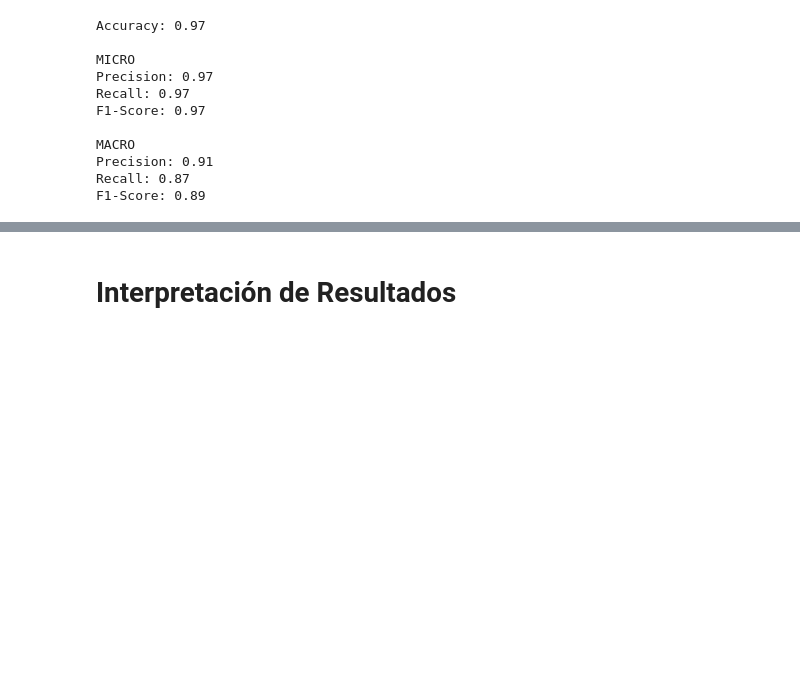
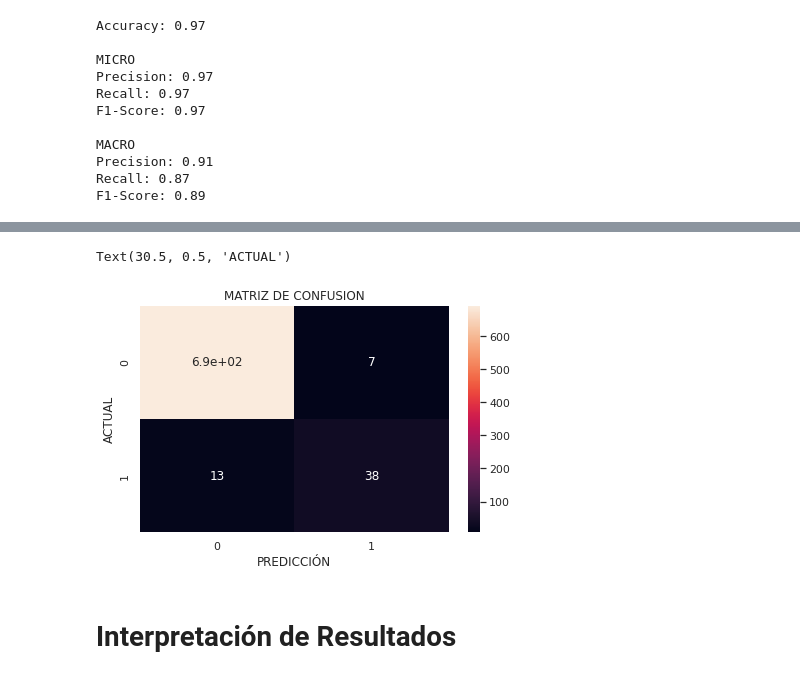
Before and after one commit to JosselynChila/PruebaMineria, a Jupyter notebook: [NRC_6262]_ChilaJosselyn_MiguelCastillo_PonceBryan_PopQuiz1.ipynb, the cells around one changed output, grey strips where cells are left out. Drawn from its saved outputs; the diff is of its cells as text; code cells hidden in the pictures; blank space fills up the shorter version.

```diff
--- a/[NRC_6262]_ChilaJosselyn_MiguelCastillo_PonceBryan_PopQuiz1.ipynb
+++ b/[NRC_6262]_ChilaJosselyn_MiguelCastillo_PonceBryan_PopQuiz1.ipynb
@@ -263,2 +273,13 @@ plt.show()
+# %%
+
+sn.set()
+f, ax=plt.subplots()
+sn.heatmap(cnf_matrix, annot=True, ax=ax)
+ax.set_title('MATRIZ DE CONFUSION'), plt.tight_layout()
+ax.set_xlabel('PREDICCIÓN')
+ax.set_ylabel('ACTUAL')
+# %% [output]
+Text(30.5, 0.5, 'ACTUAL')
+[figure, added]
 # %% [markdown]
 # Interpretación de Resultados
```
Also changed, not shown: parts of 4 cells of this notebook.
